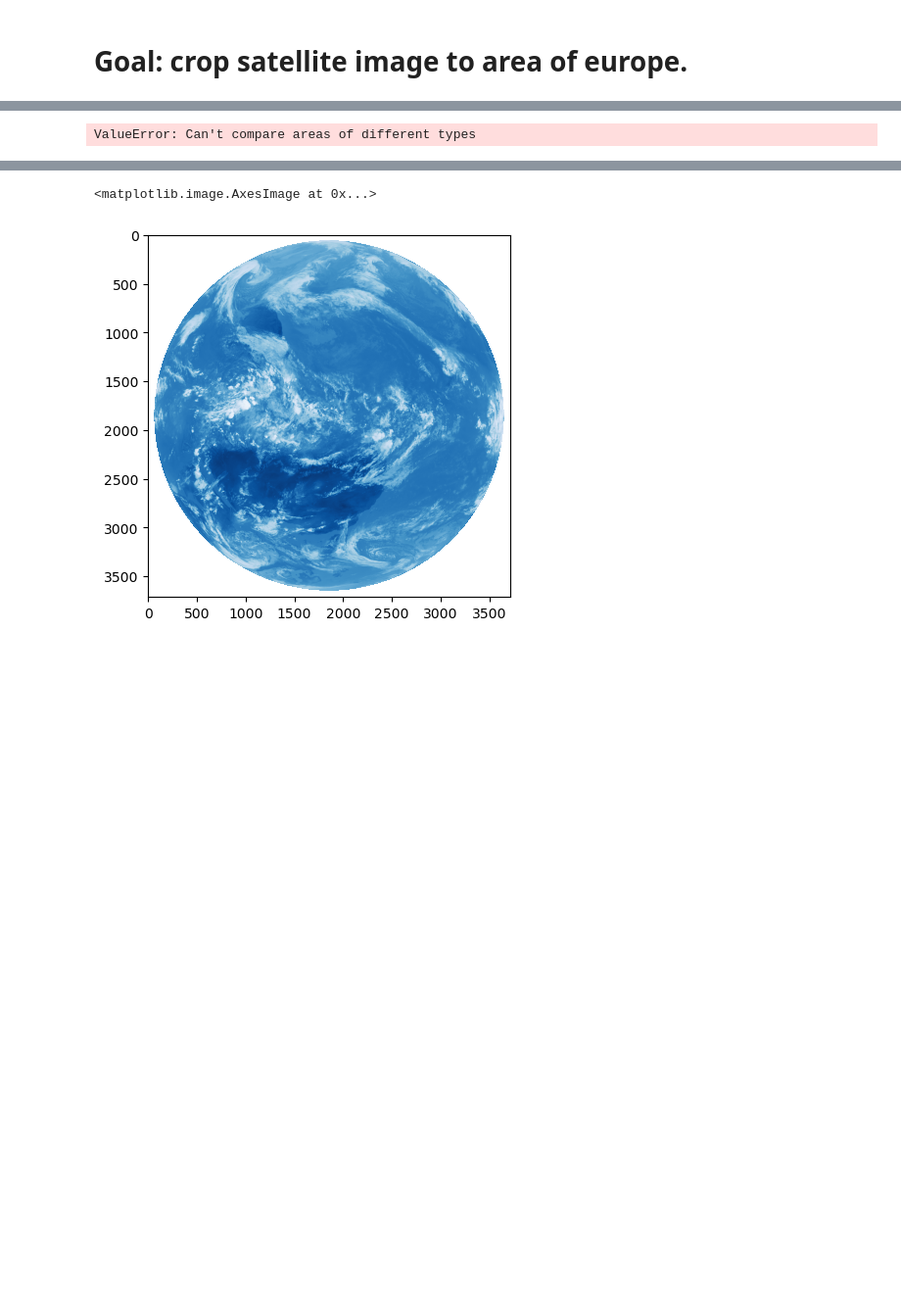
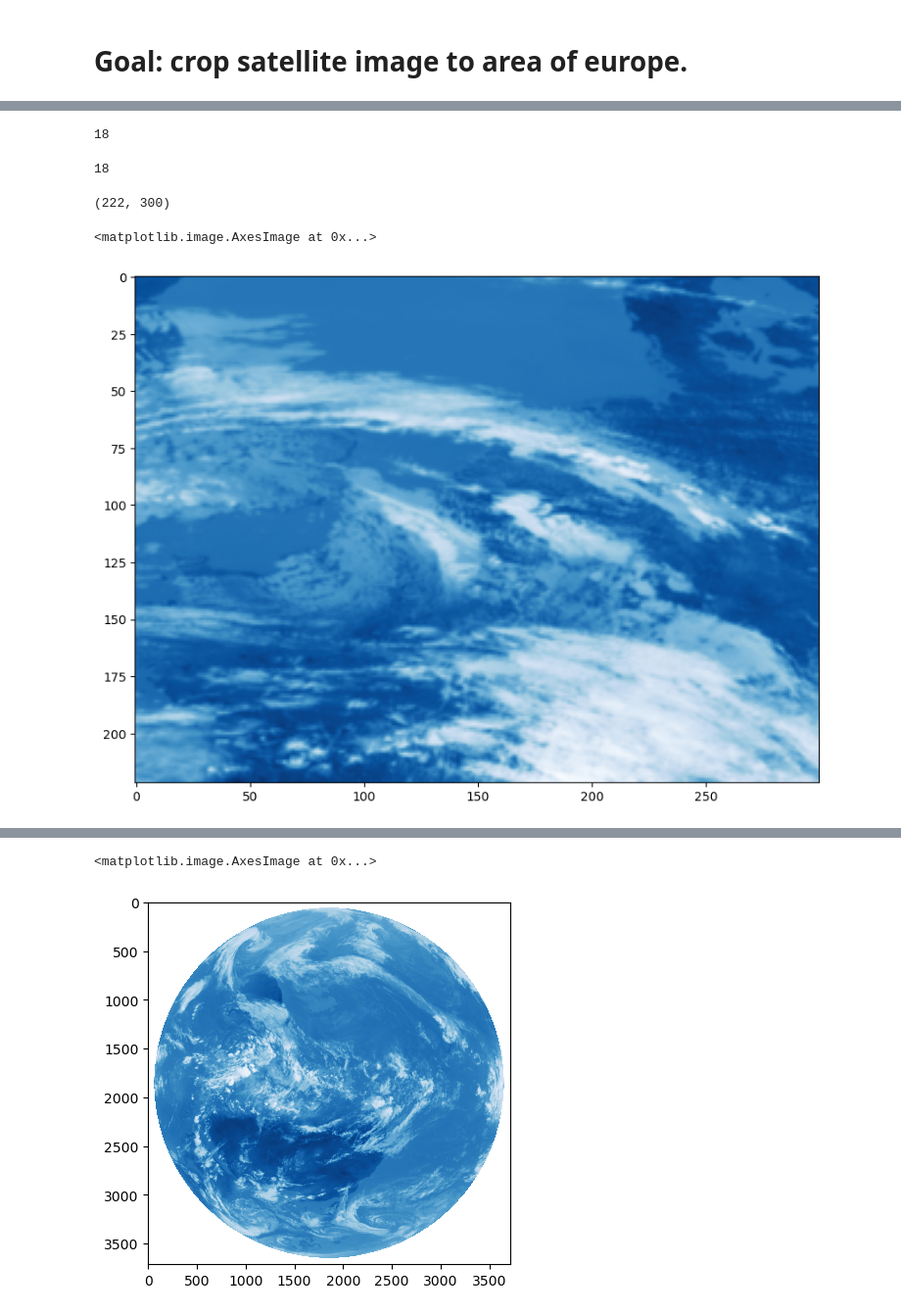
Before and after one commit to masterkram/bsc_thesis, a Jupyter notebook: sandbox/reprojection.ipynb, the cells around one changed output, grey strips where cells are left out. Shown at 98% size. Cells and saved outputs as stored; diff of their text form; code cells hidden in the pictures; blank space fills up the shorter version.

```diff
--- a/sandbox/reprojection.ipynb
+++ b/sandbox/reprojection.ipynb
@@ -13,7 +13,7 @@ filenames = ['../data/satellite/MSG3-SEVI-MSG15-0100-NA-20230421131242.122000000
 # %%
 from satpy import Scene
 scn = Scene(reader="seviri_l1b_native", filenames=filenames)
-scn.load(['HRV',
+scn.load([
  'IR_016',
  'IR_039',
  'IR_087',
@@ -24,7 +24,7 @@ scn.load(['HRV',
  'VIS006',
  'VIS008',
  'WV_062',
- 'WV_073'])
+ 'WV_073'], upper_right_corner="NE")
 # %%
 area_extent=[0, 5000, 300000, 305000]
 # %%
@@ -45,4 +45,26 @@ area_def = AreaDefinition.from_extent("west_europe", area_extent=[0, 10, 50, 60]
+# %%
+pp = '+proj=geos +h=35785831 +lat_0=52.5 +lon_0=5.5 +ellps=WGS84'
+# %%
+mi_area = create_area_def('my_area', projection=pp,
+                              width=300, height=300,
+                              area_extent=[-1, 45, 11, 57], units="deg")
+# %%
+7 + 11
+# %% [output]
+18
+# %%
+58-40
+# %% [output]
+18
 # %%
-result = scn.crop(area_def)
+result = scn.crop(mi_area)
-# %% [output]
-ValueError: Can't compare areas of different types
+# %%
+result['IR_016'].values.shape
+# %% [output]
+(222, 300)
+# %%
+plt.figure(figsize=(10, 10))
+plt.imshow(result['IR_120'].values, cmap="Blues")
+# %% [output]
+<matplotlib.image.AxesImage at 0x...>
+[figure, added]
```
Also changed, not shown: parts of 5 cells of this notebook, 14 other files.
